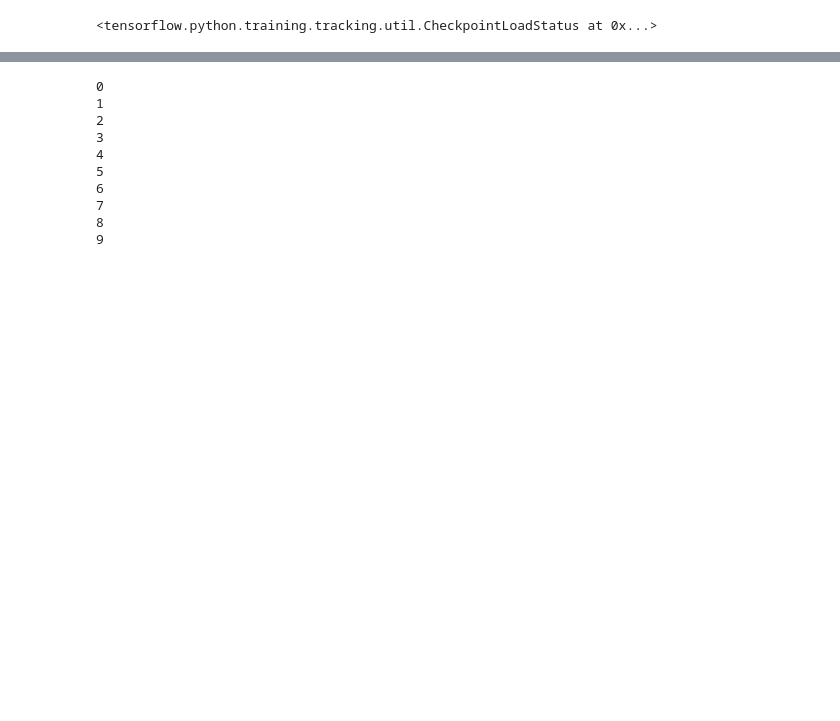
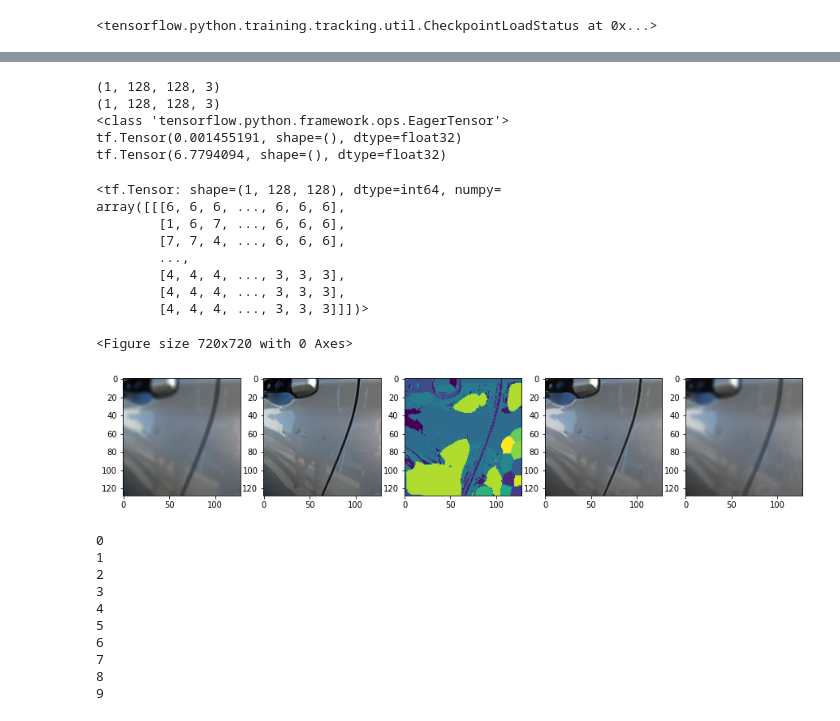
Before and after one commit to JereMonk/Wnet, a Jupyter notebook: Wnet_clustering2.ipynb, the cells around one changed output, grey strips where cells are left out. Saved outputs shown, nothing was run; the diff lists cells and outputs as text; code cells hidden in the pictures; blank space fills up the shorter version.

```diff
--- a/Wnet_clustering2.ipynb
+++ b/Wnet_clustering2.ipynb
@@ -174,3 +177,21 @@ array([[[1, 1, 1, ..., 0, 0, 0],
+# %%
+visualise_seg(dam[6],wn.encoder)
+# %% [output]
+(1, 128, 128, 3)
+(1, 128, 128, 3)
+<class 'tensorflow.python.framework.ops.EagerTensor'>
+tf.Tensor(0.001455191, shape=(), dtype=float32)
+tf.Tensor(6.7794094, shape=(), dtype=float32)
+<tf.Tensor: shape=(1, 128, 128), dtype=int64, numpy=
+array([[[6, 6, 6, ..., 6, 6, 6],
+        [1, 6, 7, ..., 6, 6, 6],
+        [7, 7, 4, ..., 6, 6, 6],
+        ...,
+        [4, 4, 4, ..., 3, 3, 3],
+        [4, 4, 4, ..., 3, 3, 3],
+        [4, 4, 4, ..., 3, 3, 3]]])>
+<Figure size 720x720 with 0 Axes>
+[figure, added]
 # %%
 dams_reco = []
 ndams_reco = []
```
Also changed, not shown: parts of 9 cells of this notebook, 28 other files.
